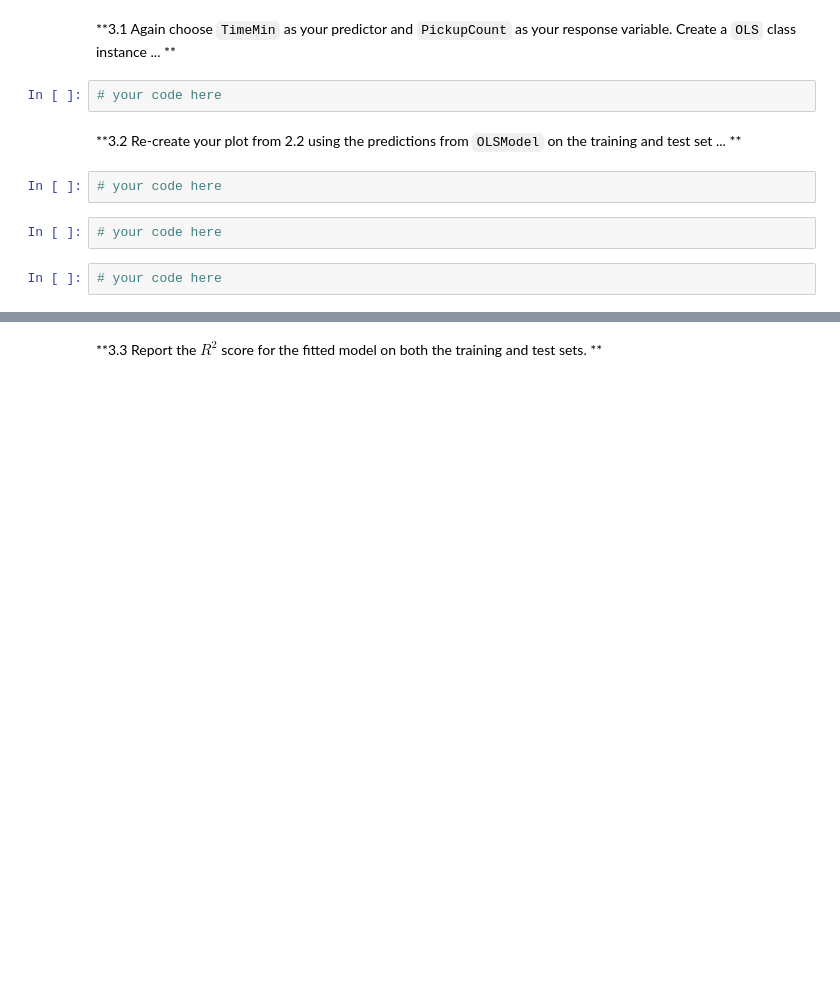
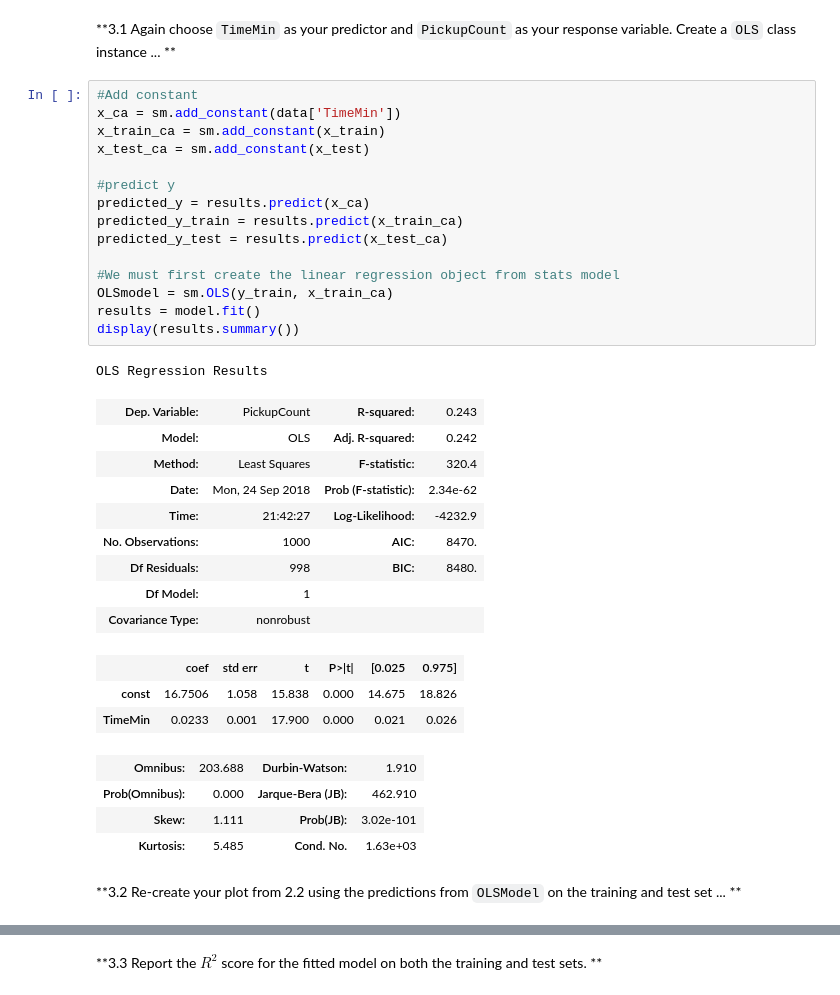
Before and after one commit to avrielepps/CS109AHW, a Jupyter notebook: cs109a_hw2_109/cs109a_hw2_109-Copy1.ipynb, the cells around one changed output, grey strips where cells are left out. Saved outputs shown, nothing was run; the diff lists cells and outputs as text; blank space fills up the shorter version.

```diff
--- a/cs109a_hw2_109/cs109a_hw2_109-Copy1.ipynb
+++ b/cs109a_hw2_109/cs109a_hw2_109-Copy1.ipynb
@@ -394,13 +394,38 @@ We next consider simple linear regression, which we know from lecture is a param
 ### Answers
 # %% [markdown]
 **3.1 Again choose `TimeMin` as your predictor and `PickupCount` as your response variable.  Create a `OLS` class instance ... **
-# %%
-# your code here
+# %%
+#Add constant
+x_ca = sm.add_constant(data['TimeMin'])
+x_train_ca = sm.add_constant(x_train)
+x_test_ca = sm.add_constant(x_test)
+
+#predict y
+predicted_y = results.predict(x_ca)
+predicted_y_train = results.predict(x_train_ca)
+predicted_y_test = results.predict(x_test_ca)
+
+#We must first create the linear regression object from stats model
+OLSmodel = sm.OLS(y_train, x_train_ca)
+results = model.fit()
+display(results.summary())
+# %% [output]
+OLS Regression Results
+| Dep. Variable: | PickupCount | R-squared: | 0.243 |
+| Model: | OLS | Adj. R-squared: | 0.242 |
+| Method: | Least Squares | F-statistic: | 320.4 |
+| Date: | Mon, 24 Sep 2018 | Prob (F-statistic): | 2.34e-62 |
+| Time: | 21:42:27 | Log-Likelihood: | -4232.9 |
+| No. Observations: | 1000 | AIC: | 8470. |
+| Df Residuals: | 998 | BIC: | 8480. |
+| Df Model: | 1 |  |  |
+| Covariance Type: | nonrobust |  |  |
+|  | coef | std err | t | P>|t| | [0.025 | 0.975] |
+| const | 16.7506 | 1.058 | 15.838 | 0.000 | 14.675 | 18.826 |
+| TimeMin | 0.0233 | 0.001 | 17.900 | 0.000 | 0.021 | 0.026 |
+| Omnibus: | 203.688 | Durbin-Watson: | 1.910 |
+| Prob(Omnibus): | 0.000 | Jarque-Bera (JB): | 462.910 |
+| Skew: | 1.111 | Prob(JB): | 3.02e-101 |
+| Kurtosis: | 5.485 | Cond. No. | 1.63e+03 |
 # %% [markdown]
 **3.2 Re-create your plot from 2.2 using the predictions from `OLSModel` on the training and test set ... **
-# %%
-# your code here
-# %%
-# your code here
-# %%
-# your code here
```
Also changed, not shown: parts of 15 cells of this notebook, 1 other file.
